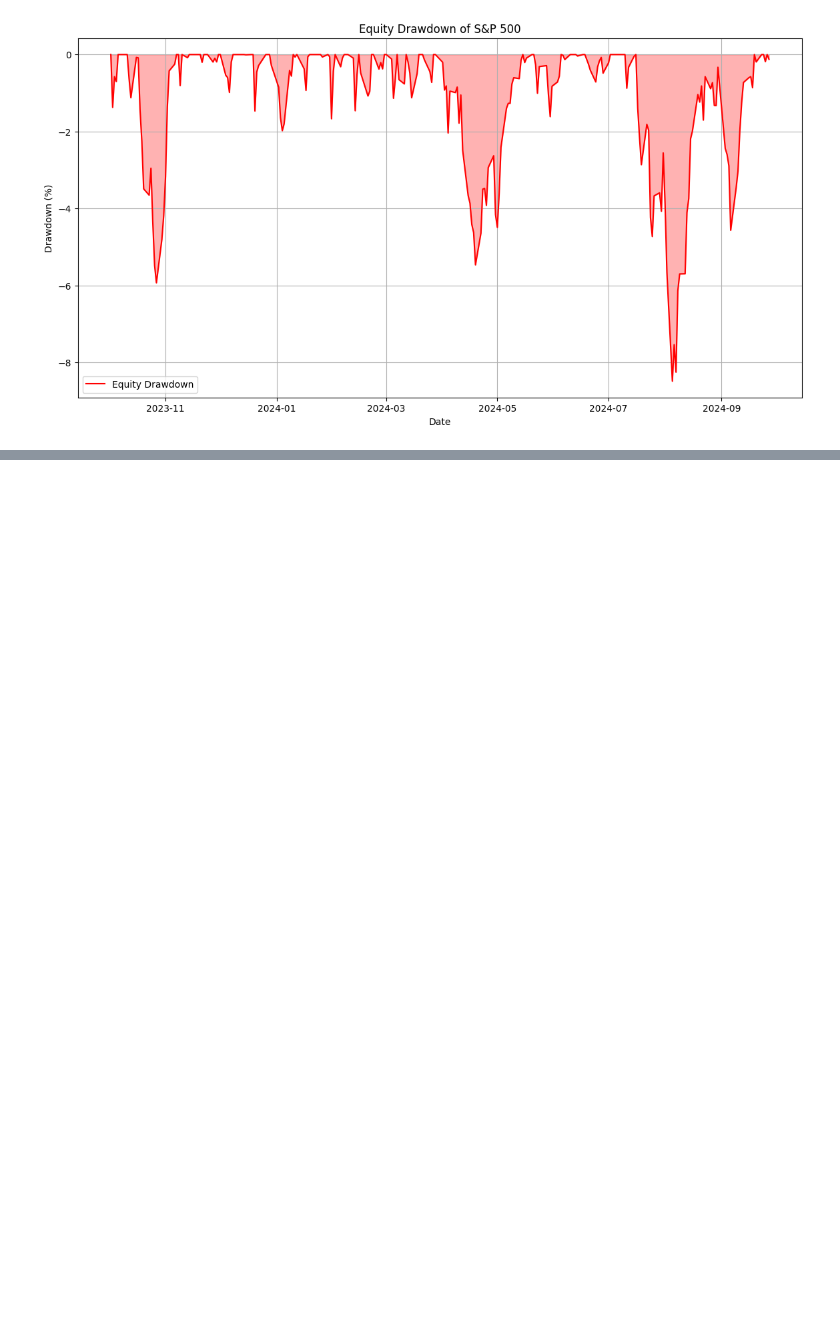
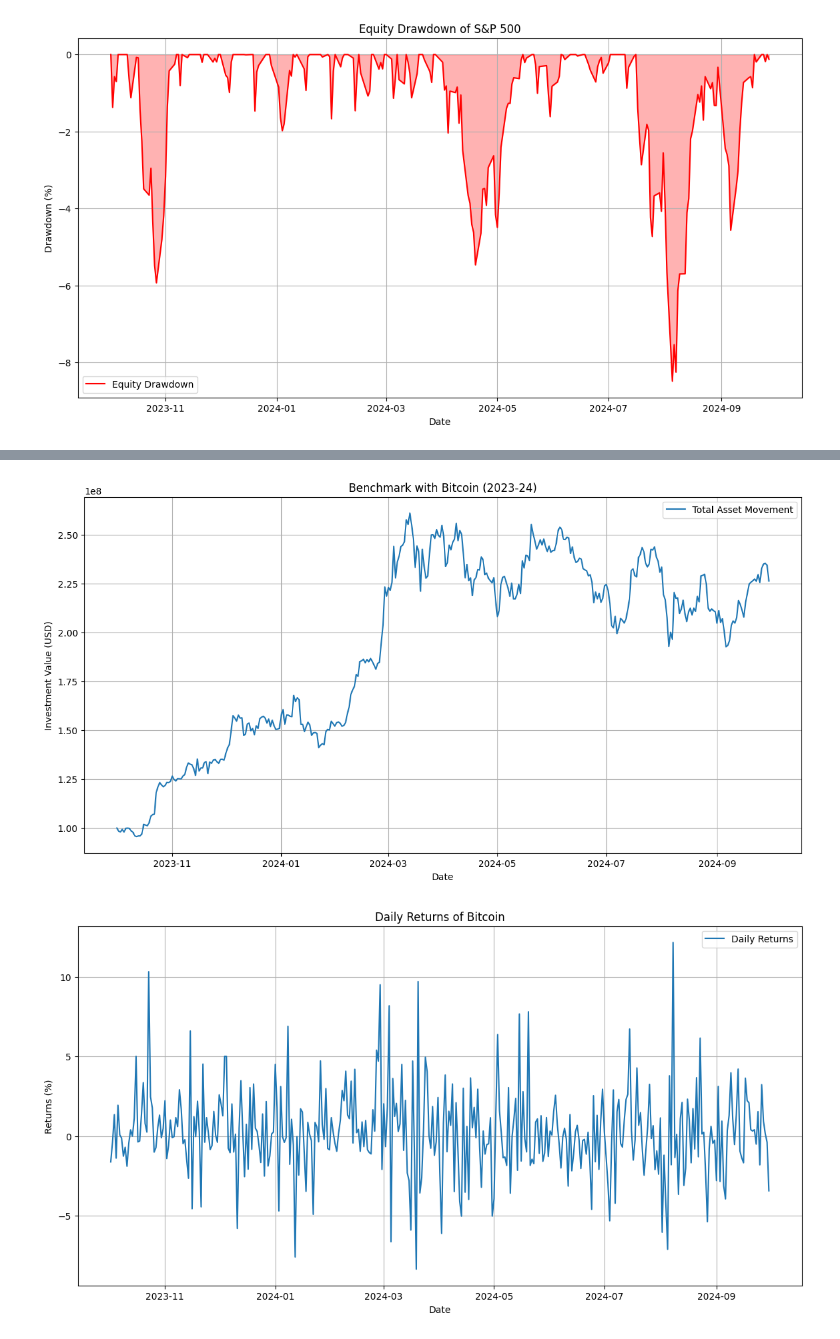
Before and after one commit to ak7660/GraapeInvestment, a Jupyter notebook: benchmark.ipynb, the cells around one changed output, grey strips where cells are left out. Drawn from its saved outputs; the diff is of its cells as text; code cells hidden in the pictures; blank space fills up the shorter version.

```diff
--- a/benchmark.ipynb
+++ b/benchmark.ipynb
@@ -58,0 +168,54 @@ plt.show()
+# %%
+import yfinance as yf
+import pandas as pd
+import matplotlib.pyplot as plt
+# Fetch Bitcoin data
+investment_amount = 100_000_000  # 100M USD
+start_date = "2023-10-01"
+end_date = pd.Timestamp.today().strftime('%Y-%m-%d')# Fetch Gold data
+btc = yf.Ticker("BTC-USD")
+btc_data = btc.history(start=start_date, end=end_date)
+
+# Calculate the total asset movement
+btc_data['Investment Value'] = (btc_data['Close'] / btc_data['Close'].iloc[0]) * investment_amount
+
+# Calculate the returns
+btc_data['Returns'] = btc_data['Close'].pct_change() * 100  # Convert to percentage
+
+# Calculate the drawdown
+btc_data['Peak'] = btc_data['Investment Value'].cummax()
+btc_data['Drawdown'] = (btc_data['Investment Value'] - btc_data['Peak']) / btc_data['Peak'] * 100
+
+# Plot the total asset movement
+plt.figure(figsize=(14, 7))
+plt.plot(btc_data.index, btc_data['Investment Value'], label='Total Asset Movement')
+plt.title('Benchmark with Bitcoin (2023-24)')
+plt.xlabel('Date')
+plt.ylabel('Investment Value (USD)')
+plt.legend()
+plt.grid(True)
+plt.show()
+
+# Plot the returns
+plt.figure(figsize=(14, 7))
+plt.plot(btc_data.index, btc_data['Returns'], label='Daily Returns')
+plt.title('Daily Returns of Bitcoin')
+plt.xlabel('Date')
+plt.ylabel('Returns (%)')
+plt.legend()
+plt.grid(True)
+plt.show()
+
+# Plot the drawdown with filled color
+plt.figure(figsize=(14, 7))
+plt.plot(btc_data.index, btc_data['Drawdown'], label='Equity Drawdown', color='red')
+plt.fill_between(btc_data.index, btc_data['Drawdown'], color='red', alpha=0.3)
+plt.title('Equity Drawdown of Bitcoin')
+plt.xlabel('Date')
+plt.ylabel('Drawdown (%)')
+plt.legend()
+plt.grid(True)
+plt.show()
+# %% [output]
+[figure, added]
+[figure, added]
```
Also changed, not shown: parts of 3 cells of this notebook, 1 other file.
